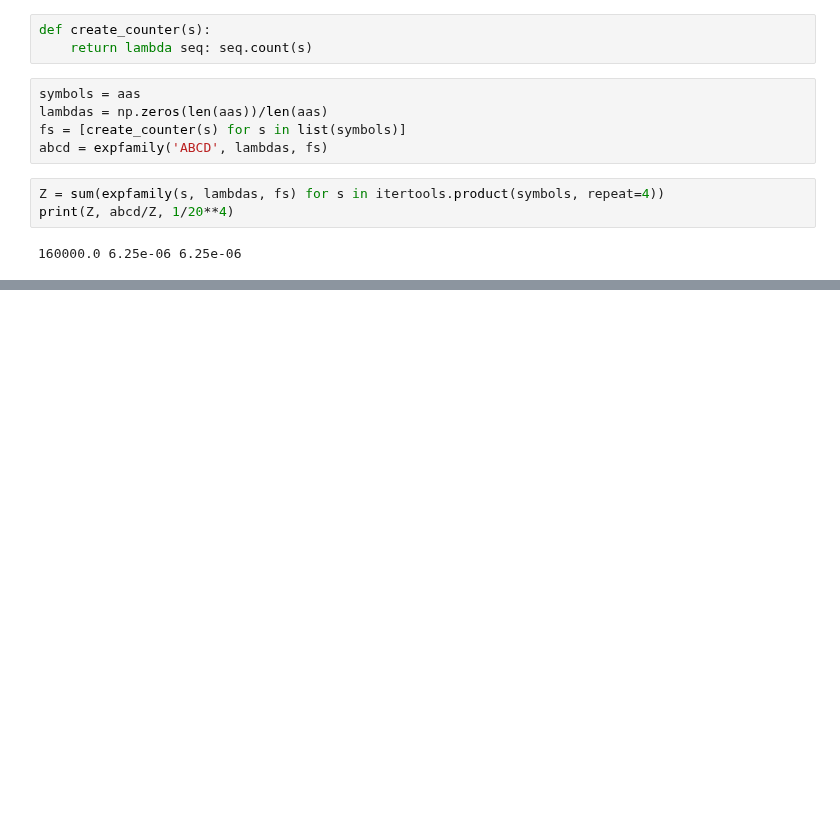
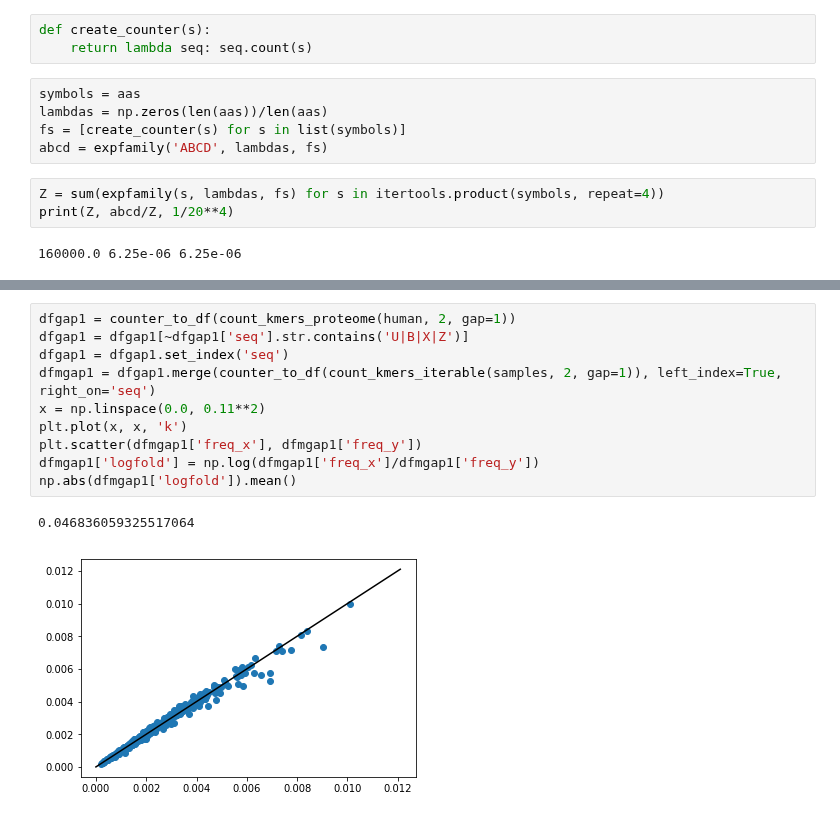
Before and after one commit to andim/peptidome, a Jupyter notebook: code/maxent.ipynb, the cells around one changed output, grey strips where cells are left out. Cells and saved outputs as stored; diff of their text form; blank space fills up the shorter version.

```diff
--- a/code/maxent.ipynb
+++ b/code/maxent.ipynb
@@ -100,0 +142,13 @@ plt.scatter(dfm['freq_x'], dfm['freq_y'])
+# %%
+dfgap1 = counter_to_df(count_kmers_proteome(human, 2, gap=1))
+dfgap1 = dfgap1[~dfgap1['seq'].str.contains('U|B|X|Z')]
+dfgap1 = dfgap1.set_index('seq')
+dfmgap1 = dfgap1.merge(counter_to_df(count_kmers_iterable(samples, 2, gap=1)), left_index=True, right_on='seq')
+x = np.linspace(0.0, 0.11**2)
+plt.plot(x, x, 'k')
+plt.scatter(dfmgap1['freq_x'], dfmgap1['freq_y'])
+dfmgap1['logfold'] = np.log(dfmgap1['freq_x']/dfmgap1['freq_y'])
+np.abs(dfmgap1['logfold']).mean()
+# %% [output]
+0.046836059325517064
+[figure, added]
```
Also changed, not shown: parts of 20 cells of this notebook.
